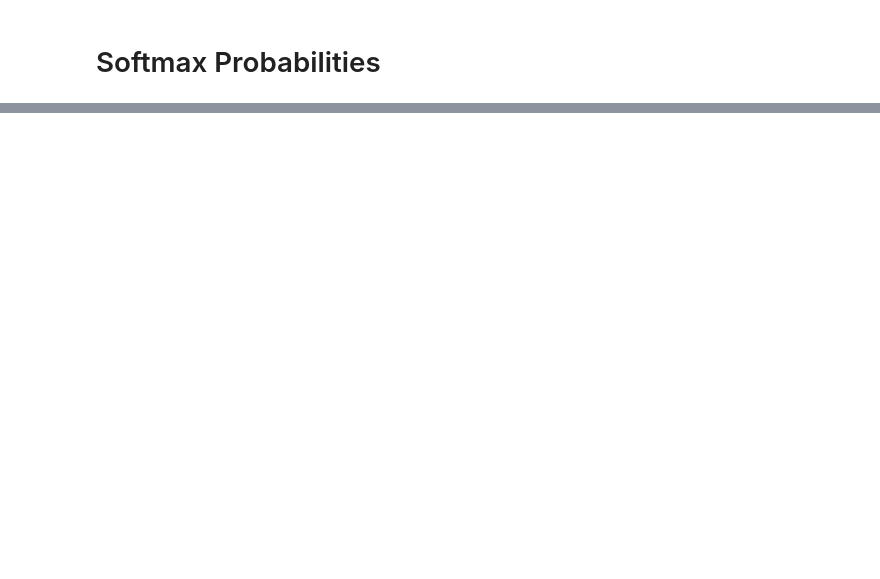
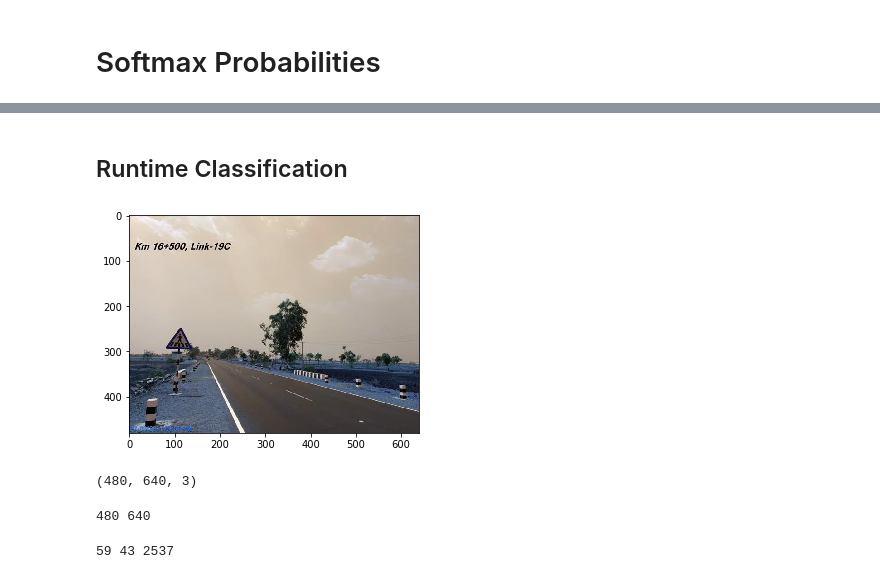
Before and after one commit to rajatgoyal715/Traffic-Sign-Classification, a Jupyter notebook: Traffic_Sign_Classifier.ipynb, the cells around one changed output, grey strips where cells are left out. Cells and saved outputs as stored; diff of their text form; code cells hidden in the pictures; blank space fills up the shorter version.

Commit message:
feat: Add Runtime Classification
Add video support for classification
Use bounding boxes and then classify

```diff
--- a/Traffic_Sign_Classifier.ipynb
+++ b/Traffic_Sign_Classifier.ipynb
@@ -631,0 +658,47 @@ for i in range(len(my_softmax_logits)*2):
+# %% [markdown]
+## Runtime Classification
+# %%
+plt.clf()
+
+img = cv2.imread('./video_images/sign3.jpg')
+plt.imshow(img)
+plt.show()
+
+print(img.shape)
+
+#Convert the image to grayscale
+
+#img = np.sum(img/3, axis=2, keepdims=True)
+# print(img)
+
+# img = cv2.cvtColor(img, cv2.COLOR_BGR2GRAY)
+# plt.imshow(img)
+# plt.show()
+
+# print(img.shape)
+# %% [output]
+[figure, added]
+(480, 640, 3)
+# %%
+# Shape of the image
+img_shape = img.shape
+
+img_height = img_shape[0]
+img_width = img_shape[1]
+
+print(img_height, img_width)
+# %% [output]
+480 640
+# %%
+# Calculate number of bounding boxes
+step_size = 10
+
+box_width = 55
+box_height = 55
+
+x_steps = ((img_width - box_width)//step_size) + 1
+y_steps = ((img_height - box_height)//step_size) + 1
+
+print(x_steps, y_steps, x_steps*y_steps)
+# %% [output]
+59 43 2537
```
Also changed, not shown: parts of 14 cells of this notebook, 8 other files.
